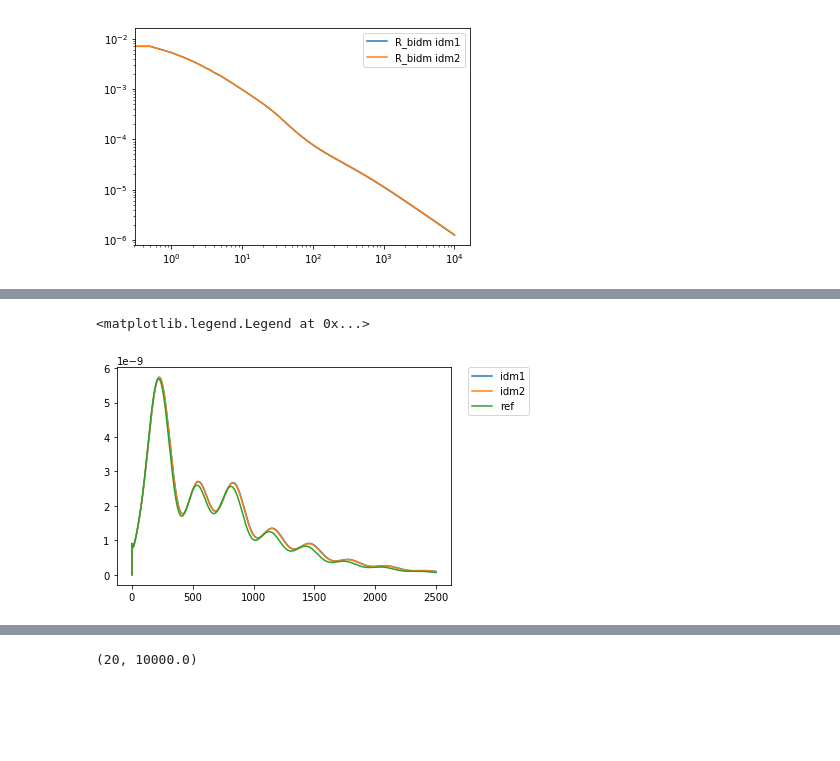
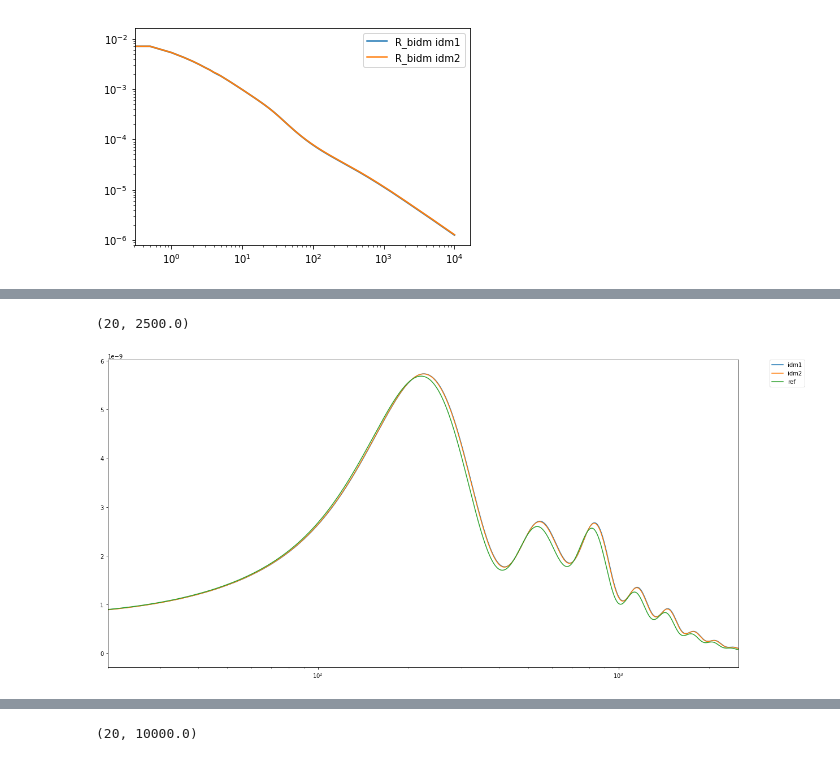
Before and after one commit to MarkMos/class_markmos, a Jupyter notebook: notebooks/Markus_general_test.ipynb, the cells around one changed output, grey strips where cells are left out. Saved outputs shown, nothing was run; the diff lists cells and outputs as text; code cells hidden in the pictures; blank space fills up the shorter version.

```diff
--- a/notebooks/Markus_general_test.ipynb
+++ b/notebooks/Markus_general_test.ipynb
@@ -12,7 +12,7 @@ cosmo={}
 for M in models:
     cosmo[M] = Class()
     cosmo[M].set({'gauge':'newtonian',
-                  'output':'tCl',
+                  'output':'tCl, lCl',
                   'omega_cdm':0.12038,
                   #'z_reio':11.357,
                   #'reionization_z_start_max':750,
@@ -21,7 +21,13 @@ for M in models:
                   #'recfast_z_initial':1e7,
                   'recombination':'recfast',
                   #'recfast_H_frac':3e-4,
-                  'reio_parametrization':'reio_none'
+                  'reio_parametrization':'reio_none',
+                  #'100*theta_s':1.042143,
+                  #'100*theta_s':1.02,
+                  'background_verbose':5,
+                  'input_verbose':5,
+                  'h':0.67556,
+                  'lensing':'yes'
                  })
     if M == 'idm1':
         cosmo[M].set({'a_bidm':5e-4,
@@ -108,15 +147,17 @@ plt.legend()
 # %%
+plt.figure(figsize = (20,10))
 clref = cosmo['ref'].raw_cl(2500)
 cl = cosmo['idm1'].raw_cl(2500)
 cl2 = cosmo['idm2'].raw_cl(2500)
 l = clref['ell']
 TTref = clref['tt']
 TT = cl['tt']
 TT2 = cl2['tt']
-plt.plot(l,(l*(l+1))*TT, label='idm1')
-plt.plot(l,(l*(l+1))*TT2, label='idm2')
-plt.plot(l,(l*(l+1))*TTref, label='ref')
+plt.semilogx(l,(l*(l+1))*TT, label='idm1')
+plt.semilogx(l,(l*(l+1))*TT2, label='idm2')
+plt.semilogx(l,(l*(l+1))*TTref, label='ref')
 plt.legend(bbox_to_anchor=(1.05, 1), loc=2, borderaxespad=0.)
+plt.xlim(20,2.5e3)
 # %% [output]
-<matplotlib.legend.Legend at 0x...>
+(20, 2500.0)
-[figure, old version]
+[figure, new version]
```
Also changed, not shown: parts of 17 cells of this notebook, 12 other files.
